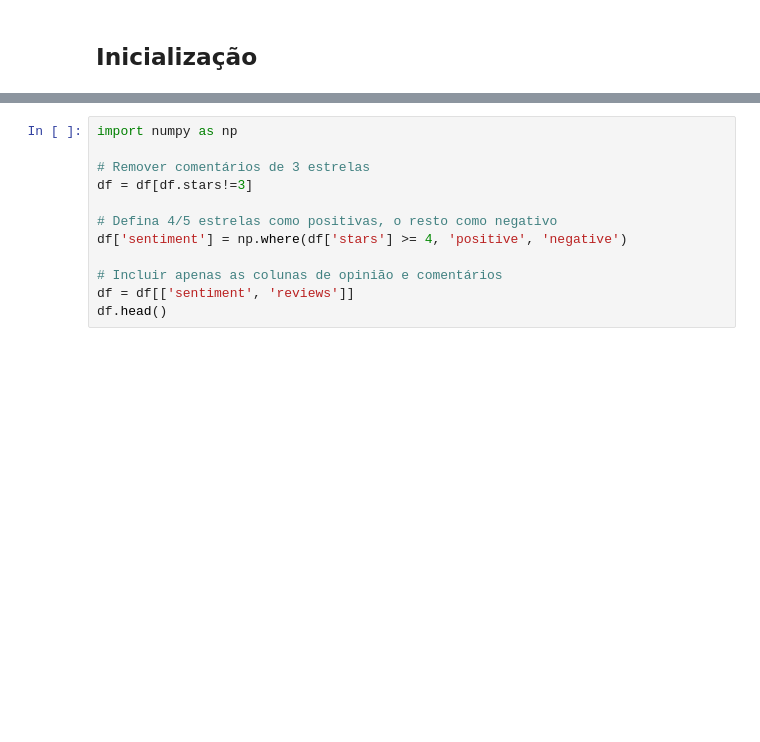
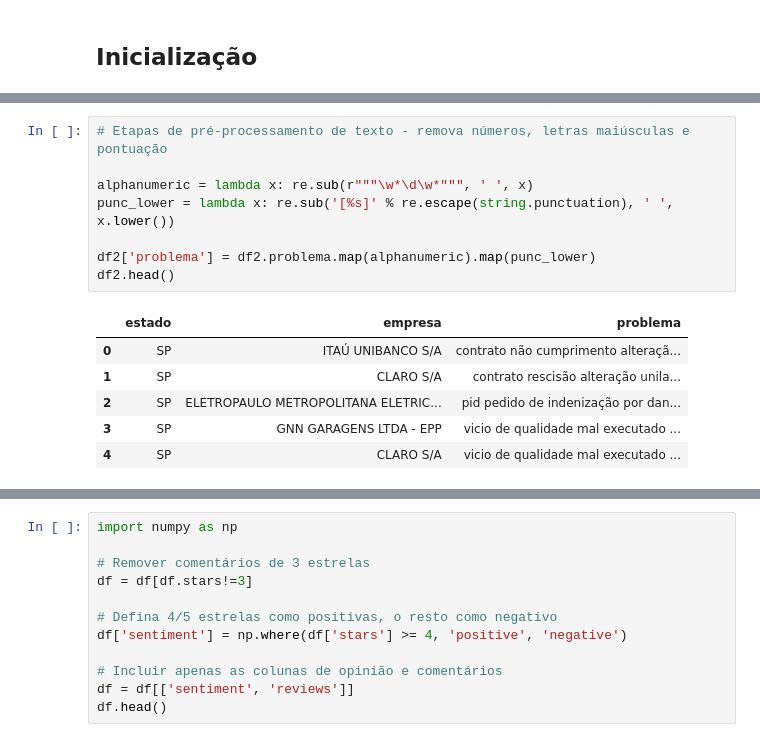
Before and after one commit to barrosm/text_mining, a Jupyter notebook: trabalho_final_Monica_Barros.ipynb, the cells around one changed output, grey strips where cells are left out. Drawn from its saved outputs; the diff is of its cells as text; blank space fills up the shorter version.

```diff
--- a/trabalho_final_Monica_Barros.ipynb
+++ b/trabalho_final_Monica_Barros.ipynb
@@ -72,0 +163,15 @@ Versão Seaborn : 0.9.0
+# %%
+# Etapas de pré-processamento de texto - remova números, letras maiúsculas e pontuação
+
+alphanumeric = lambda x: re.sub(r"""\w*\d\w*""", ' ', x)
+punc_lower = lambda x: re.sub('[%s]' % re.escape(string.punctuation), ' ', x.lower())
+
+df2['problema'] = df2.problema.map(alphanumeric).map(punc_lower)
+df2.head()
+# %% [output]
+|  | estado | empresa | problema |
+| 0 | SP | ITAÚ UNIBANCO S/A | contrato não cumprimento alteraçã... |
+| 1 | SP | CLARO S/A | contrato rescisão alteração unila... |
+| 2 | SP | ELETROPAULO METROPOLITANA ELETRIC... | pid pedido de indenização por dan... |
+| 3 | SP | GNN GARAGENS LTDA - EPP | vicio de qualidade mal executado ... |
+| 4 | SP | CLARO S/A | vicio de qualidade mal executado ... |
```
Also changed, not shown: parts of 25 cells of this notebook.
